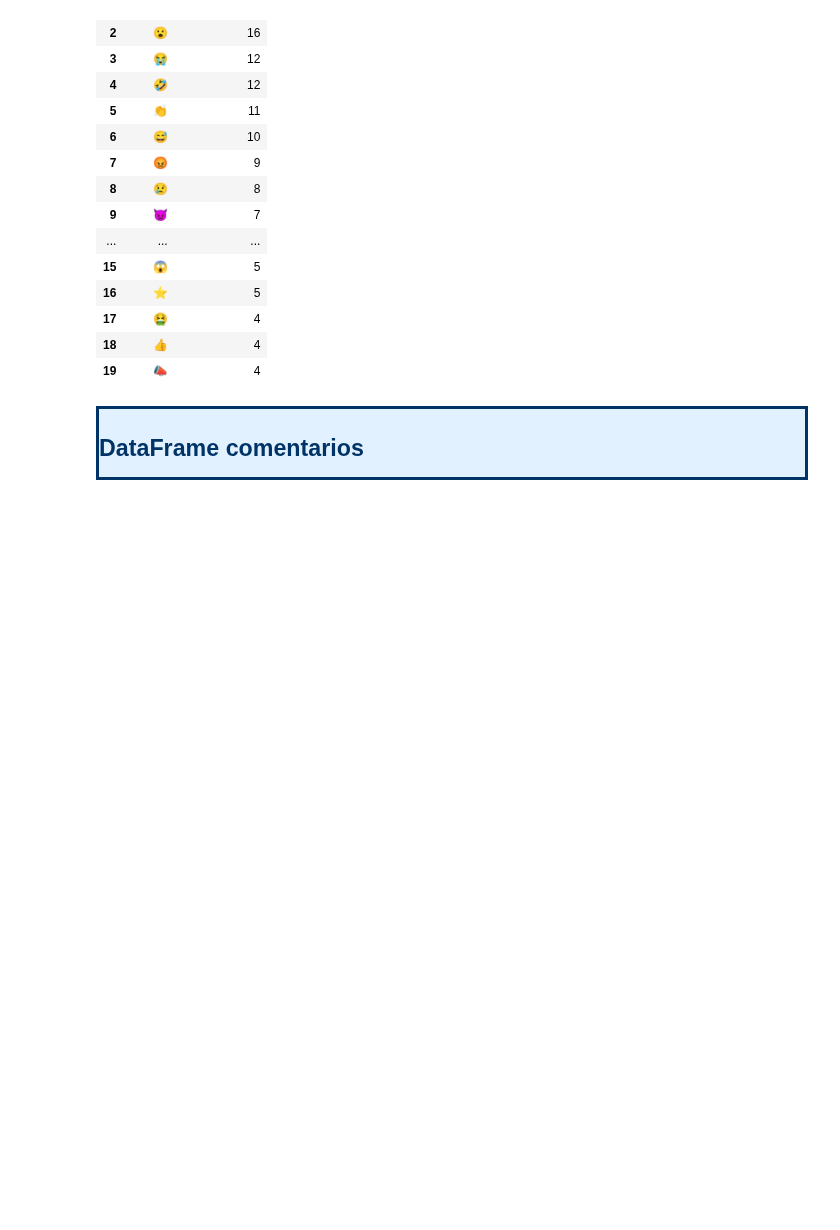
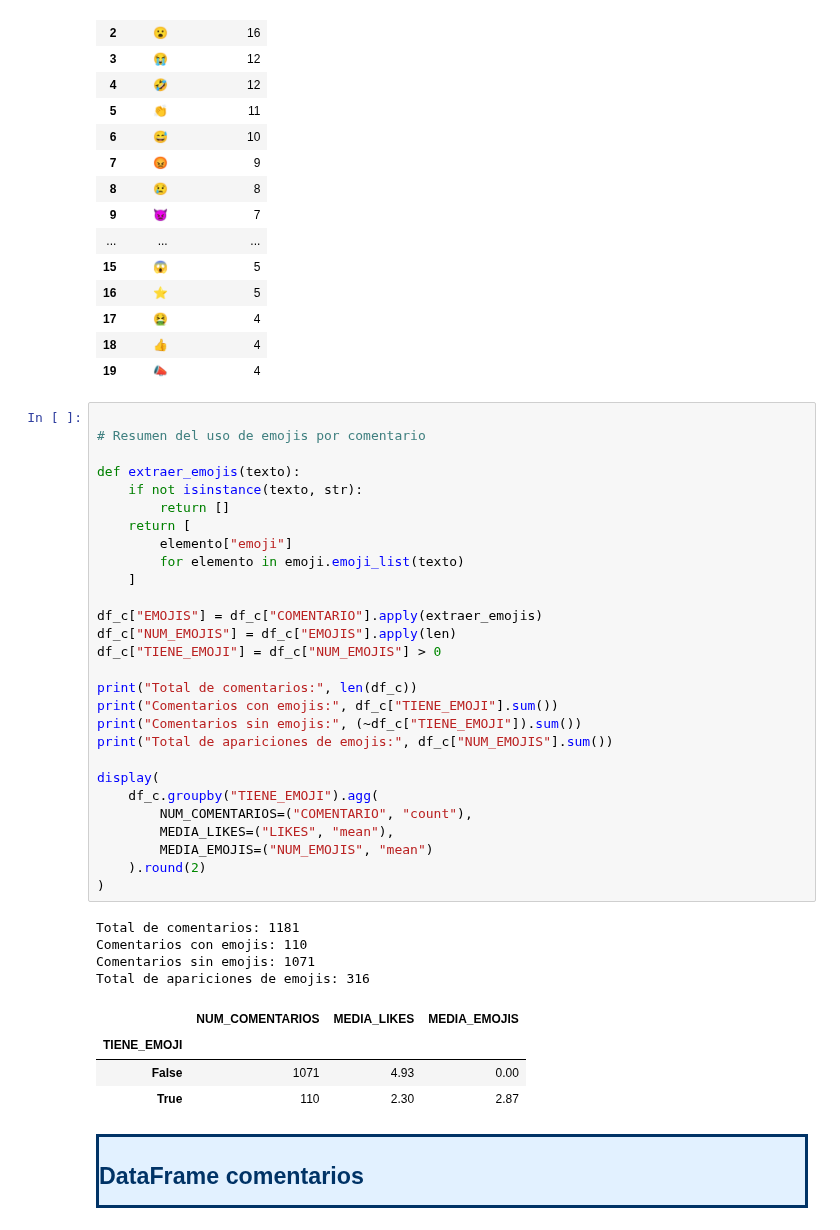
Before and after one commit to jejoama/Practicas_Curriculares, a Jupyter notebook: GENERAL.ipynb, the cells around one changed output. Drawn from its saved outputs; the diff is of its cells as text; blank space fills up the shorter version.

```diff
--- a/GENERAL.ipynb
+++ b/GENERAL.ipynb
@@ -547,6 +547,43 @@ display(
 | 17 | 🤮 | 4 |
 | 18 | 👍 | 4 |
 | 19 | 📣 | 4 |
+# %%
+
+# Resumen del uso de emojis por comentario
+
+def extraer_emojis(texto):
+    if not isinstance(texto, str):
+        return []
+    return [
+        elemento["emoji"]
+        for elemento in emoji.emoji_list(texto)
+    ]
+
+df_c["EMOJIS"] = df_c["COMENTARIO"].apply(extraer_emojis)
+df_c["NUM_EMOJIS"] = df_c["EMOJIS"].apply(len)
+df_c["TIENE_EMOJI"] = df_c["NUM_EMOJIS"] > 0
+
+print("Total de comentarios:", len(df_c))
+print("Comentarios con emojis:", df_c["TIENE_EMOJI"].sum())
+print("Comentarios sin emojis:", (~df_c["TIENE_EMOJI"]).sum())
+print("Total de apariciones de emojis:", df_c["NUM_EMOJIS"].sum())
+
+display(
+    df_c.groupby("TIENE_EMOJI").agg(
+        NUM_COMENTARIOS=("COMENTARIO", "count"),
+        MEDIA_LIKES=("LIKES", "mean"),
+        MEDIA_EMOJIS=("NUM_EMOJIS", "mean")
+    ).round(2)
+)
+# %% [output]
+Total de comentarios: 1181
+Comentarios con emojis: 110
+Comentarios sin emojis: 1071
+Total de apariciones de emojis: 316
+|  | NUM_COMENTARIOS | MEDIA_LIKES | MEDIA_EMOJIS |
+| TIENE_EMOJI |  |  |  |
+| False | 1071 | 4.93 | 0.00 |
+| True | 110 | 2.30 | 2.87 |
 # %% [markdown]
 <div style="
   border:3px solid #003366;      /* azul oscuro (borde) */
```
